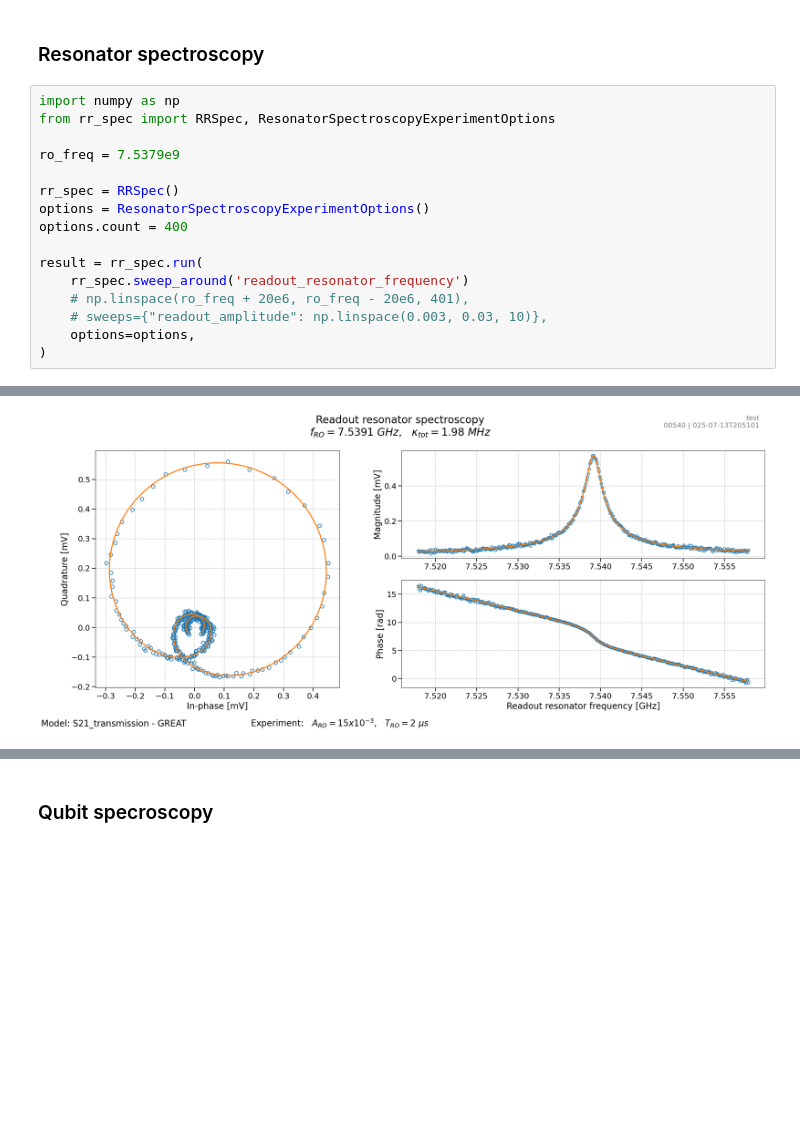
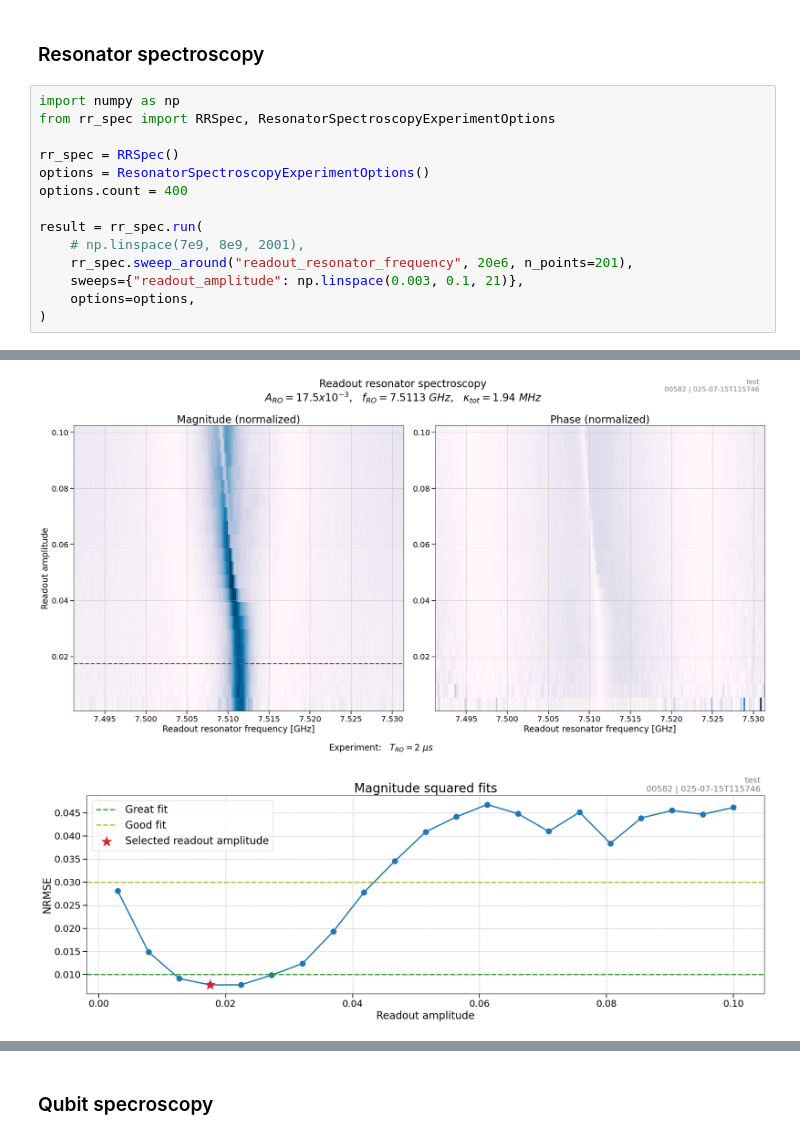
Before and after one commit to SQIL-EPFL/sqil-experiments, a Jupyter notebook: sqil_experiments/measurements/measure.ipynb, the cells around one changed output, grey strips where cells are left out. Cells and saved outputs as stored; diff of their text form; blank space fills up the shorter version.

```diff
--- a/sqil_experiments/measurements/measure.ipynb
+++ b/sqil_experiments/measurements/measure.ipynb
@@ -33,17 +33,15 @@ params = {
 # %%
 import numpy as np
 from rr_spec import RRSpec, ResonatorSpectroscopyExperimentOptions
-
-ro_freq = 7.5379e9
 
 rr_spec = RRSpec()
 options = ResonatorSpectroscopyExperimentOptions()
 options.count = 400
 
 result = rr_spec.run(
-    rr_spec.sweep_around('readout_resonator_frequency')
-    # np.linspace(ro_freq + 20e6, ro_freq - 20e6, 401),
-    # sweeps={"readout_amplitude": np.linspace(0.003, 0.03, 10)},
+    # np.linspace(7e9, 8e9, 2001),
+    rr_spec.sweep_around("readout_resonator_frequency", 20e6, n_points=201),
+    sweeps={"readout_amplitude": np.linspace(0.003, 0.1, 21)},
     options=options,
 )
 # %% [output]
@@ -76 +74,2 @@ result = rr_spec.run(
-[figure, old version]
+[figure, new version]
+[figure, added]
```
Also changed, not shown: parts of 8 cells of this notebook, 3 other files.
